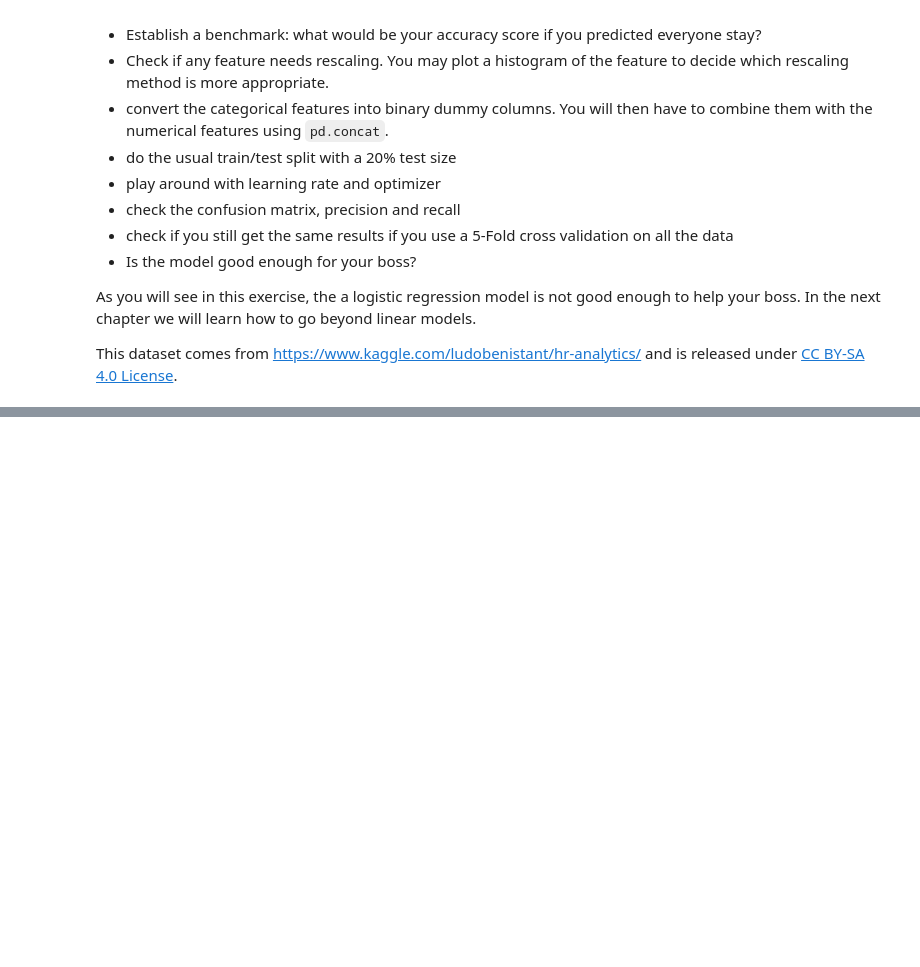
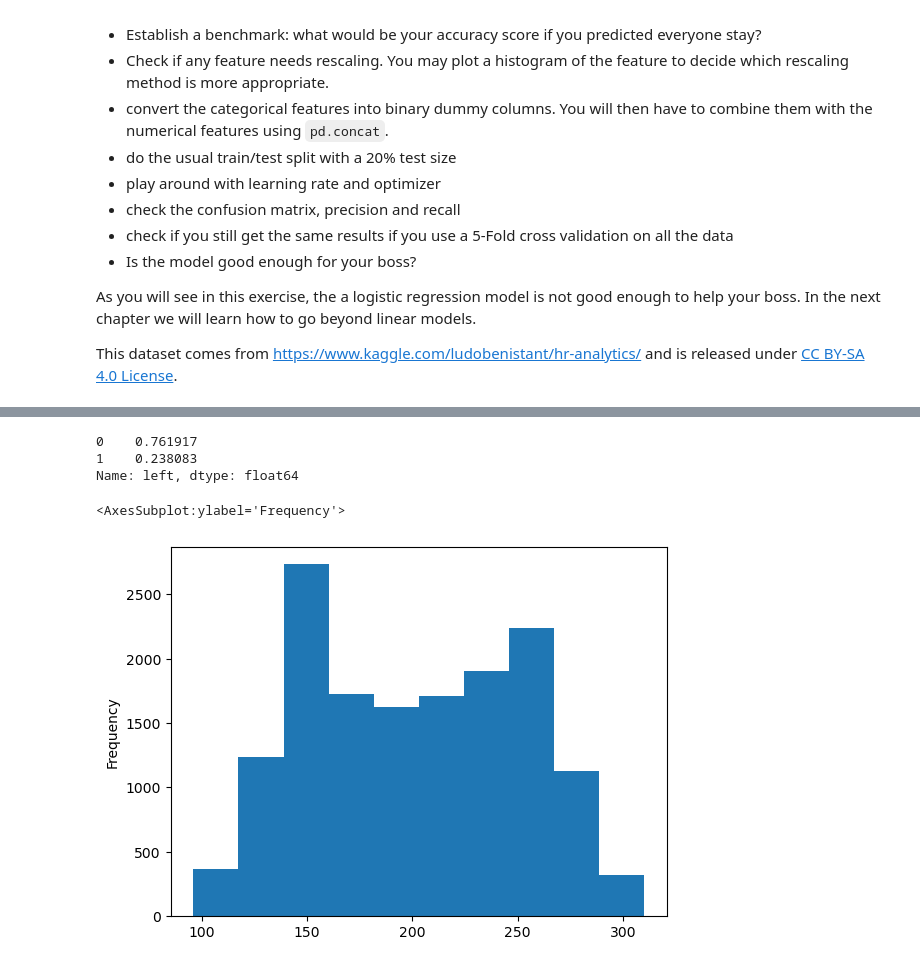
Before and after one commit to khaz-dev/deep_learning_keras, a Jupyter notebook: course/3 Machine Learning.ipynb, the cells around one changed output, grey strips where cells are left out. Saved outputs shown, nothing was run; the diff lists cells and outputs as text; code cells hidden in the pictures; blank space fills up the shorter version.

```diff
--- a/course/3 Machine Learning.ipynb
+++ b/course/3 Machine Learning.ipynb
@@ -533,3 +769,6 @@ Your goal is to predict the binary outcome variable `left` using the rest of the
 As you will see in this exercise, the a logistic regression model is not good enough to help your boss. In the next chapter we will learn how to go beyond linear models.
 
 This dataset comes from https://www.kaggle.com/ludobenistant/hr-analytics/ and is released under [CC BY-SA 4.0 License](https://creativecommons.org/licenses/by-sa/4.0/).
+# %%
+df = pd.read_csv('../data/HR_comma_sep.csv')
+df.head()
@@ -535,0 +814,11 @@ This dataset comes from https://www.kaggle.com/ludobenistant/hr-analytics/ and i
+# %%
+df.left.value_counts() / len(df)
+# %% [output]
+0    0.761917
+1    0.238083
+Name: left, dtype: float64
+# %%
+df['average_montly_hours'].plot(kind='hist')
+# %% [output]
+<AxesSubplot:ylabel='Frequency'>
+[figure, added]
```
Also changed, not shown: parts of 74 cells of this notebook, 7 other files.
